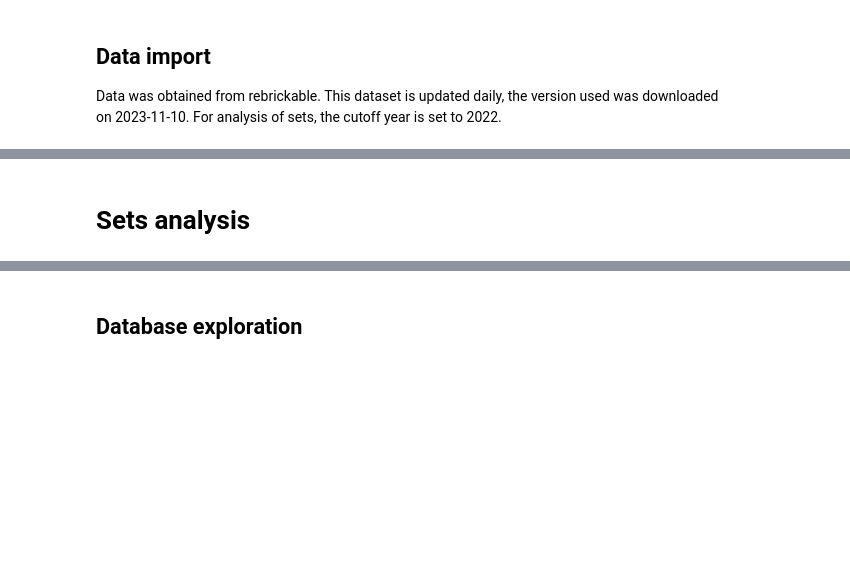
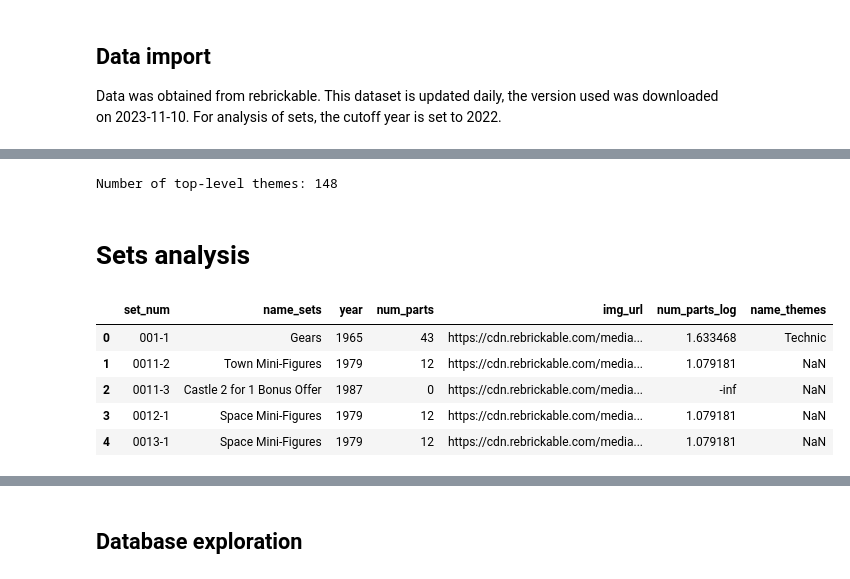
Before and after one commit to mmysior/lego-history, a Jupyter notebook: main-notebook.ipynb, the cells around one changed output, grey strips where cells are left out. Drawn from its saved outputs; the diff is of its cells as text; code cells hidden in the pictures; blank space fills up the shorter version.

Commit message:
Add parent theme data

```diff
--- a/main-notebook.ipynb
+++ b/main-notebook.ipynb
@@ -41,2 +54,44 @@ themes = pd.read_csv('data/themes.csv.gz',
+# %%
+init_themes_top = themes[pd.isna(themes['parent_id'])]
+temp = themes.dropna(subset=['parent_id'])
+# print(f"Number of themes with parents: {len(temp)}")
+temp = temp.merge(themes, left_on='parent_id',
+                          right_on='id', how='left',
+                          suffixes=['', '_par'])
+temp['id'] = temp['id_par']
+temp['name'] = temp['name_par']
+second_themes_top = temp[pd.isna(temp['parent_id_par'])]
+temp2 = temp.dropna(subset=['parent_id_par'])
+# print(f"Number of themes with parents: {len(temp2)}")
+temp2 = temp2.merge(themes, left_on='parent_id_par',
+                          right_on='id', how='left',
+                          suffixes=['', '_par2'])
+temp2['id'] = temp2['id_par']
+temp2['name'] = temp2['name_par']
+third_themes_top = temp2[pd.isna(temp2['parent_id_par2'])]
+temp3 = temp2.dropna(subset=['parent_id_par2'])
+themes_top = pd.concat([init_themes_top,
+                        second_themes_top,
+                        third_themes_top]) \
+               .drop_duplicates(subset='id') \
+               .loc[:, ['id', 'name']]
+print(f"Number of top-level themes: {themes_top['name'].nunique()}")
+# %% [output]
+Number of top-level themes: 148
 # %% [markdown]
 # Sets analysis
+# %%
+sets_themes = sets.merge(themes_top, how='left',
+                         left_on='theme_id',
+                         right_on='id',
+                         suffixes=['_sets', '_themes'])
+sets_themes = sets_themes.drop(columns=['id', 'theme_id'])
+sets_themes['name_themes'] = sets_themes['name_themes'].str.replace('UCS', 'Ultimate Collector Series')
+sets_themes.head()
+# %% [output]
+|  | set_num | name_sets | year | num_parts | img_url | num_parts_log | name_themes |
+| 0 | 001-1 | Gears | 1965 | 43 | https://cdn.rebrickable.com/media... | 1.633468 | Technic |
+| 1 | 0011-2 | Town Mini-Figures | 1979 | 12 | https://cdn.rebrickable.com/media... | 1.079181 | NaN |
+| 2 | 0011-3 | Castle 2 for 1 Bonus Offer | 1987 | 0 | https://cdn.rebrickable.com/media... | -inf | NaN |
+| 3 | 0012-1 | Space Mini-Figures | 1979 | 12 | https://cdn.rebrickable.com/media... | 1.079181 | NaN |
+| 4 | 0013-1 | Space Mini-Figures | 1979 | 12 | https://cdn.rebrickable.com/media... | 1.079181 | NaN |
```
Also changed, not shown: parts of 8 cells of this notebook.
